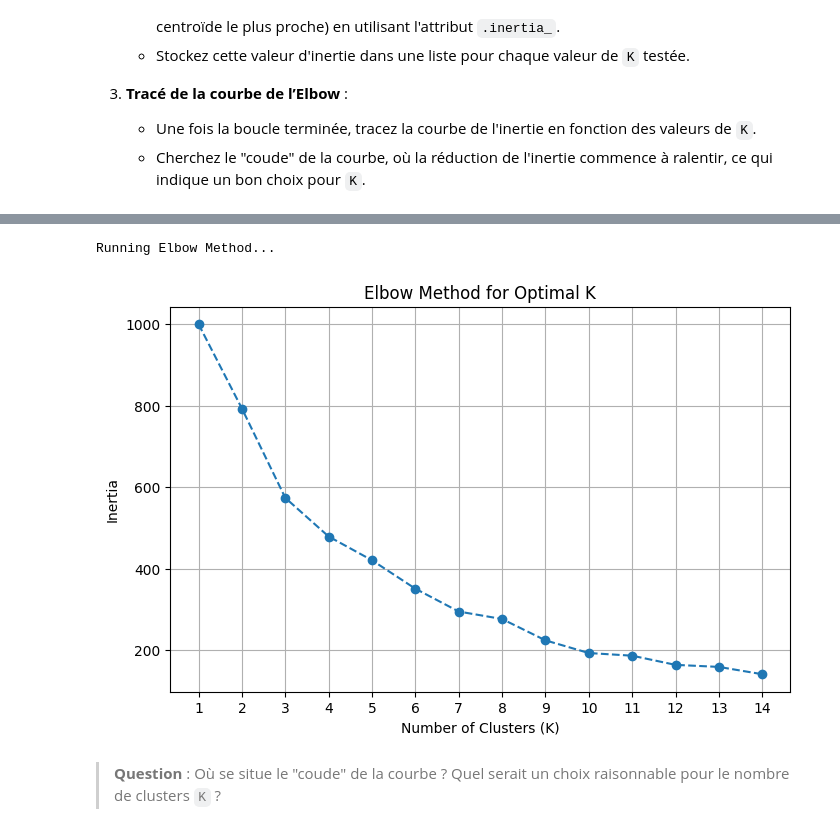
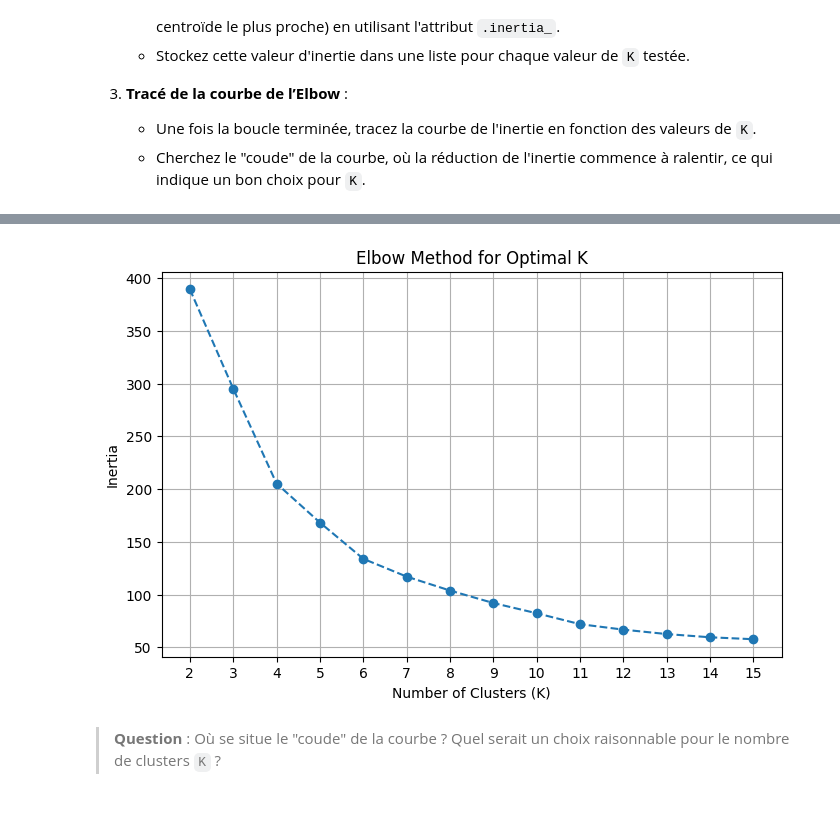
Before and after one commit to TonyVallad/Simplon, a Jupyter notebook: Notebooks/Machine Learning 2/A_03_01_Apprentissage_Non_Supervisé/A_03_1_Apprentissage_Non_Supervisé.ipynb, the cells around one changed output, grey strips where cells are left out. Drawn from its saved outputs; the diff is of its cells as text; code cells hidden in the pictures.

```diff
--- a/Notebooks/Machine Learning 2/A_03_01_Apprentissage_Non_Supervisé/A_03_1_Apprentissage_Non_Supervisé.ipynb
+++ b/Notebooks/Machine Learning 2/A_03_01_Apprentissage_Non_Supervisé/A_03_1_Apprentissage_Non_Supervisé.ipynb
@@ -271,7 +271,7 @@ selected_columns = [
 print(f"{YELLOW}Encoding data...{RESET}")
 
 # Copy data_df before encoding
-encoded_df = data_df.copy()
+encoded_df = data_df[selected_columns].copy()
 
 if 'Gender' in encoded_df.columns:
     encoded_df['Gender'] = encoded_df['Gender'].map({'Female': 0, 'Male': 1}).fillna(-1).astype(int)
@@ -393,0 +469,17 @@ Le choix du nombre de clusters `K` est crucial. On peut utiliser plusieurs méth
+# %%
+k_max = 15
+max_random_state = 0
+
+# scaled_df = scaled_df.drop(columns=['Gender'])
+
+# Evaluate KMeans
+results_evaluate_kmeans_df = evaluate_kmeans(dataframe=scaled_df, k_max=k_max, max_random_state=max_random_state)
+
+# Display the results
+display(results_evaluate_kmeans_df)
+
+# Find optimal K
+optimal_k = results_evaluate_kmeans_df['k'].loc[results_evaluate_kmeans_df['Silhouette Score'].idxmax()]
+optimal_random_state = results_evaluate_kmeans_df['Random State'].loc[results_evaluate_kmeans_df['Silhouette Score'].idxmax()]
+print(f"{GREEN}Optimal K value:{RESET} {optimal_k}")
+print(f"{GREEN}Optimal random_state:{RESET} {optimal_random_state}")
@@ -394,35 +505,8 @@ Le choix du nombre de clusters `K` est crucial. On peut utiliser plusieurs méth
 # %%
-from sklearn.cluster import KMeans
-import matplotlib.pyplot as plt
-
-# Insérez ici le code pour calculer l'inertie et tracer la courbe de l'Elbow
-
-print(f"{YELLOW}Running Elbow Method...{RESET}")
-
-inertia_values = []
-k_values = range(1, 15)
-
-for k in k_values:
-    kmeans = KMeans(
-        n_clusters=k,
-        # max_iter=5000,
-        # n_init=25,
-        random_state=0
-    )
-    kmeans.fit(scaled_df)
-    inertia_values.append(kmeans.inertia_)
-
-plt.figure(figsize=(8, 5))
-plt.plot(k_values, inertia_values, marker='o', linestyle='--')
-plt.title('Elbow Method for Optimal K')
-plt.xlabel('Number of Clusters (K)')
-plt.ylabel('Inertia')
-plt.xticks(k_values)
-plt.grid()
-plt.show()
+# Plot the Elbow Method graph
+plot_elbow_method(results_evaluate_kmeans_df)
 # %% [output]
-Running Elbow Method...
-[figure, old version]
+[figure, new version]
 # %% [markdown]
 > **Question** : Où se situe le "coude" de la courbe ? Quel serait un choix raisonnable pour le nombre de clusters `K` ?
 # %% [markdown]
```
Also changed, not shown: parts of 16 cells of this notebook, 1 other file.
